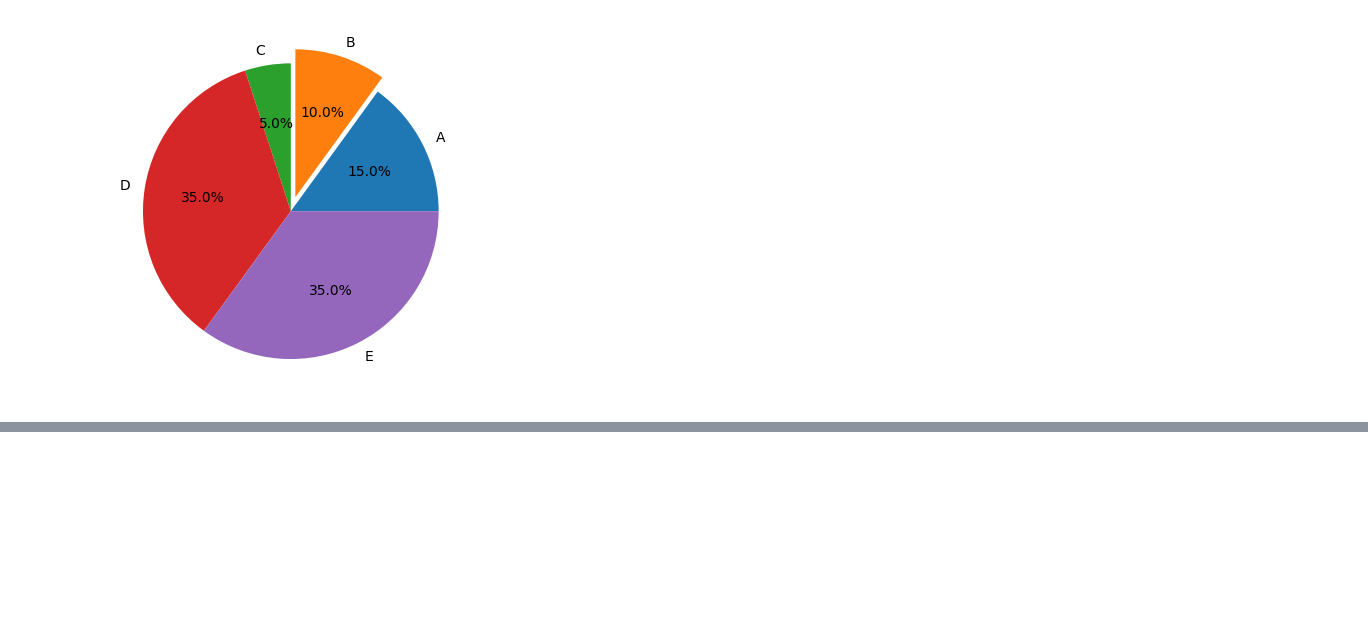
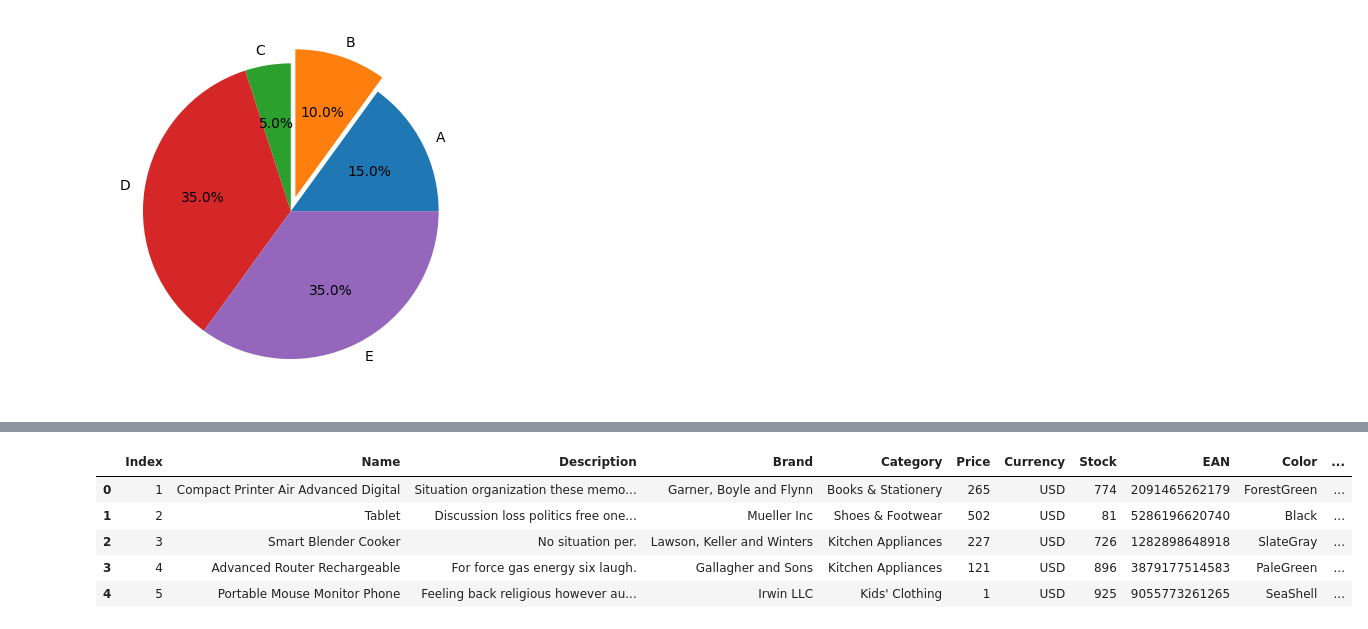
Before and after one commit to Shivam-dev-here/data-analysis-with-python, a Jupyter notebook: 03-Matplot/01-python.ipynb, the cells around one changed output, grey strips where cells are left out. Saved outputs shown, nothing was run; the diff lists cells and outputs as text; code cells hidden in the pictures; blank space fills up the shorter version.

```diff
--- a/03-Matplot/01-python.ipynb
+++ b/03-Matplot/01-python.ipynb
@@ -146,0 +152,11 @@ plt.pie(sizes, labels=labels, autopct="%1.1f%%", explode=explode)
+# %%
+import pandas as pd
+sales_data_df = pd.read_csv('products-100.csv')
+sales_data_df.head(5)
+# %% [output]
+|  | Index | Name | Description | Brand | Category | Price | Currency | Stock | EAN | Color | ... |
+| 0 | 1 | Compact Printer Air Advanced Digital | Situation organization these memo... | Garner, Boyle and Flynn | Books & Stationery | 265 | USD | 774 | 2091465262179 | ForestGreen | ... |
+| 1 | 2 | Tablet | Discussion loss politics free one... | Mueller Inc | Shoes & Footwear | 502 | USD | 81 | 5286196620740 | Black | ... |
+| 2 | 3 | Smart Blender Cooker | No situation per. | Lawson, Keller and Winters | Kitchen Appliances | 227 | USD | 726 | 1282898648918 | SlateGray | ... |
+| 3 | 4 | Advanced Router Rechargeable | For force gas energy six laugh. | Gallagher and Sons | Kitchen Appliances | 121 | USD | 896 | 3879177514583 | PaleGreen | ... |
+| 4 | 5 | Portable Mouse Monitor Phone | Feeling back religious however au... | Irwin LLC | Kids' Clothing | 1 | USD | 925 | 9055773261265 | SeaShell | ... |
```
Also changed, not shown: parts of 5 cells of this notebook, 1 other file.
